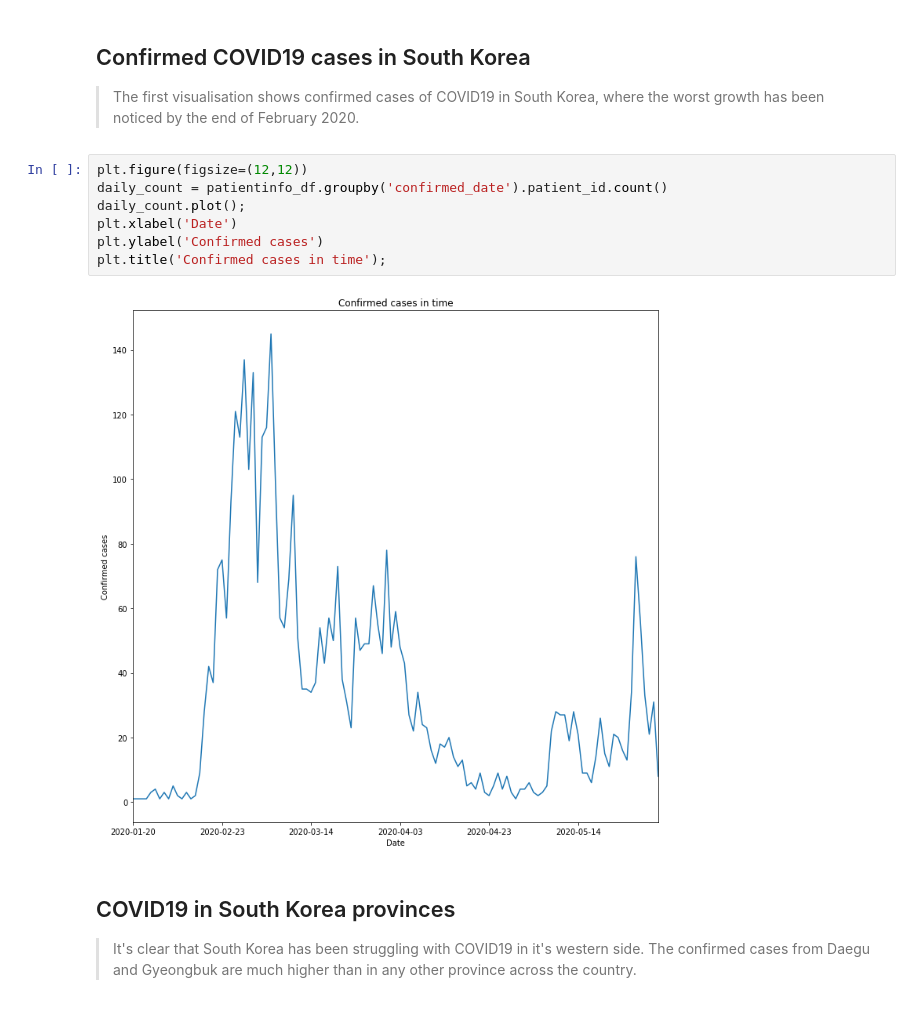
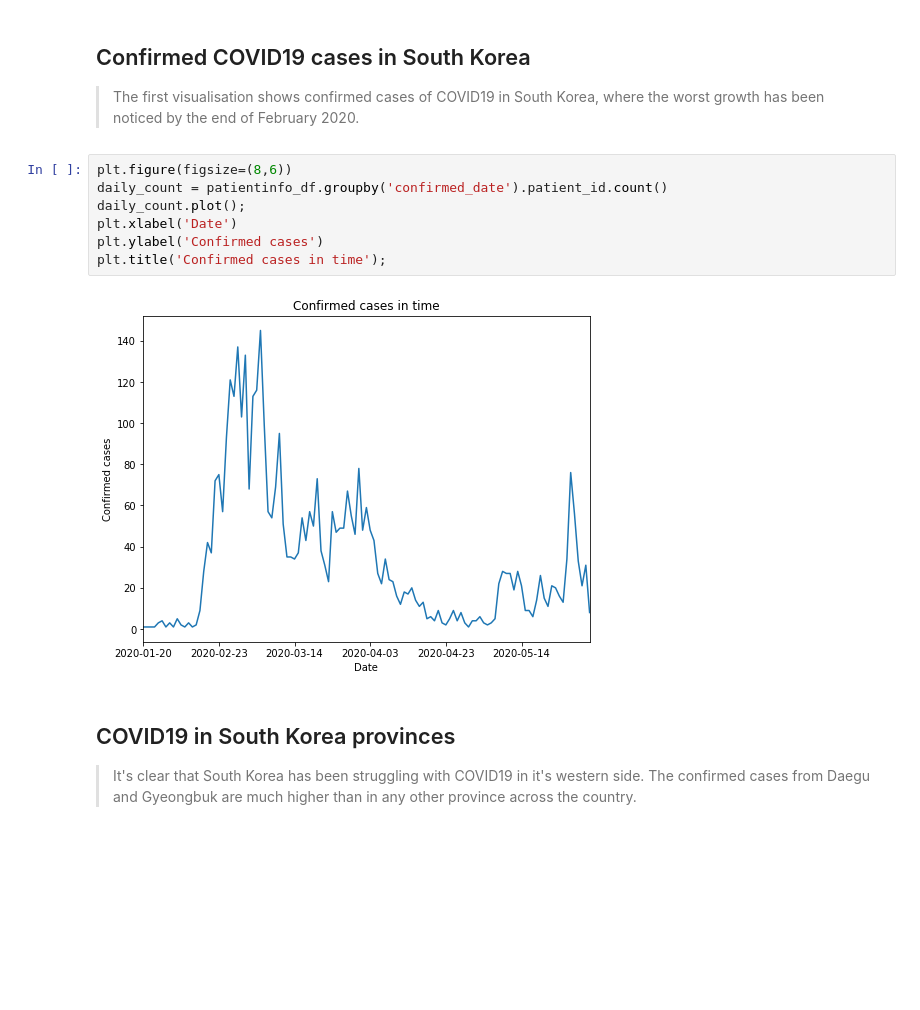
Before and after one commit to iamjakkie/CovidDataAnalysis, a Jupyter notebook: slide_deck_template.ipynb, the cells around one changed output. Drawn from its saved outputs; the diff is of its cells as text; blank space fills up the shorter version.

Commit message:
Additional revision slide_deck chart sizes

```diff
--- a/slide_deck_template.ipynb
+++ b/slide_deck_template.ipynb
@@ -53,14 +53,14 @@ regions_data = regions_data.join(region_df[region_df.index==region_df['city']][[
 
 > The first visualisation shows confirmed cases of COVID19 in South Korea, where the worst growth has been noticed by the end of February 2020.
 # %%
-plt.figure(figsize=(12,12))
+plt.figure(figsize=(8,6))
 daily_count = patientinfo_df.groupby('confirmed_date').patient_id.count()
 daily_count.plot();
 plt.xlabel('Date')
 plt.ylabel('Confirmed cases')
 plt.title('Confirmed cases in time');
 # %% [output]
-[figure, old version]
+[figure, new version]
 # %% [markdown]
 ## COVID19 in South Korea provinces
 
```
Also changed, not shown: parts of 2 cells of this notebook, 1 other file.
